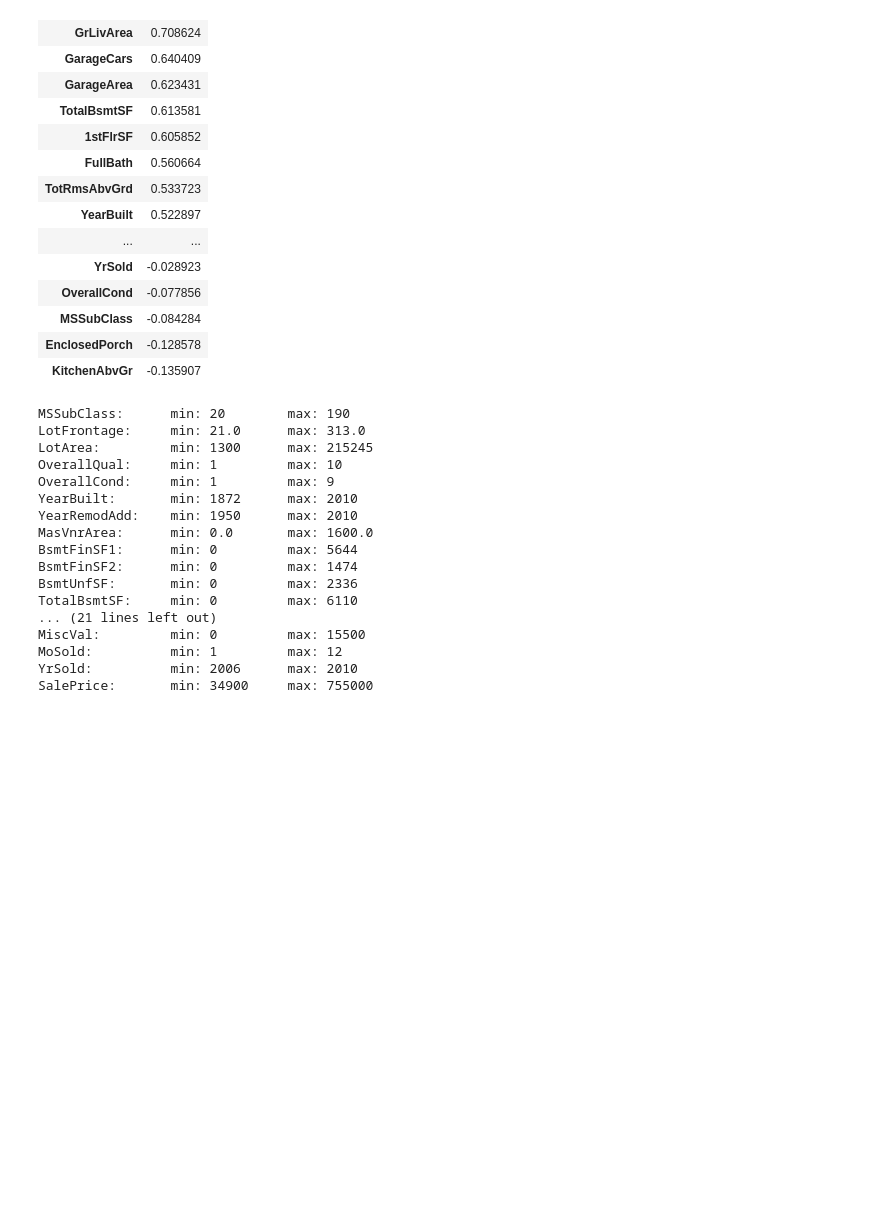
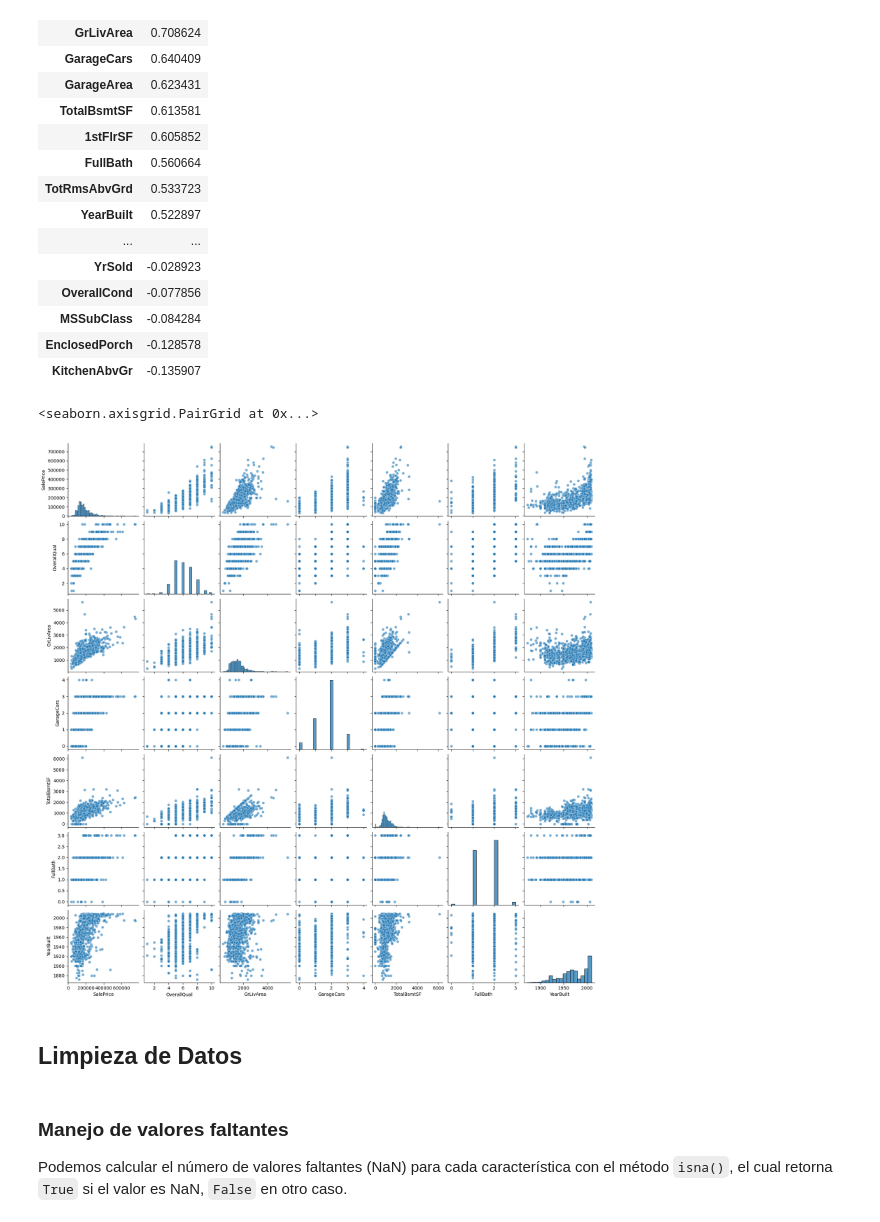
Before and after one commit to andrescastro-itm/AI_ITM, a Jupyter notebook: Clase 2/EDA.ipynb, the cells around one changed output. Cells and saved outputs as stored; diff of their text form; code cells hidden in the pictures; blank space fills up the shorter version.

Commit message:
add full version ipynb Clase 2

```diff
--- a/Clase 2/EDA.ipynb
+++ b/Clase 2/EDA.ipynb
@@ -312,24 +340,15 @@ corr[['SalePrice']].sort_values(by = 'SalePrice',ascending = False).style.backgr
 | MSSubClass | -0.084284 |
 | EnclosedPorch | -0.128578 |
 | KitchenAbvGr | -0.135907 |
-# %%
-for c in numerical_features_all:
-    print(f'{c}: \t min:', df[c].min(), '\tmax:', df[c].max())
-# %% [output]
-MSSubClass:      min: 20        max: 190
-LotFrontage:     min: 21.0      max: 313.0
-LotArea:         min: 1300      max: 215245
-OverallQual:     min: 1         max: 10
-OverallCond:     min: 1         max: 9
-YearBuilt:       min: 1872      max: 2010
-YearRemodAdd:    min: 1950      max: 2010
-MasVnrArea:      min: 0.0       max: 1600.0
-BsmtFinSF1:      min: 0         max: 5644
-BsmtFinSF2:      min: 0         max: 1474
-BsmtUnfSF:       min: 0         max: 2336
-TotalBsmtSF:     min: 0         max: 6110
-... (21 lines left out)
-MiscVal:         min: 0         max: 15500
-MoSold:          min: 1         max: 12
-YrSold:          min: 2006      max: 2010
-SalePrice:       min: 34900     max: 755000
+# %%
+cols = ['SalePrice', 'OverallQual', 'GrLivArea', 'GarageCars', 'TotalBsmtSF', 'FullBath', 'YearBuilt']
+sns.pairplot(df[cols],plot_kws={'alpha': 0.6})
+# %% [output]
+<seaborn.axisgrid.PairGrid at 0x...>
+[figure, added]
+# %% [markdown]
+## Limpieza de Datos
+# %% [markdown]
+### Manejo de valores faltantes
+
+Podemos calcular el número de valores faltantes (NaN) para cada característica con el método `isna()`, el cual retorna `True` si el valor es NaN, `False` en otro caso.
```
Also changed, not shown: parts of 23 cells of this notebook.
